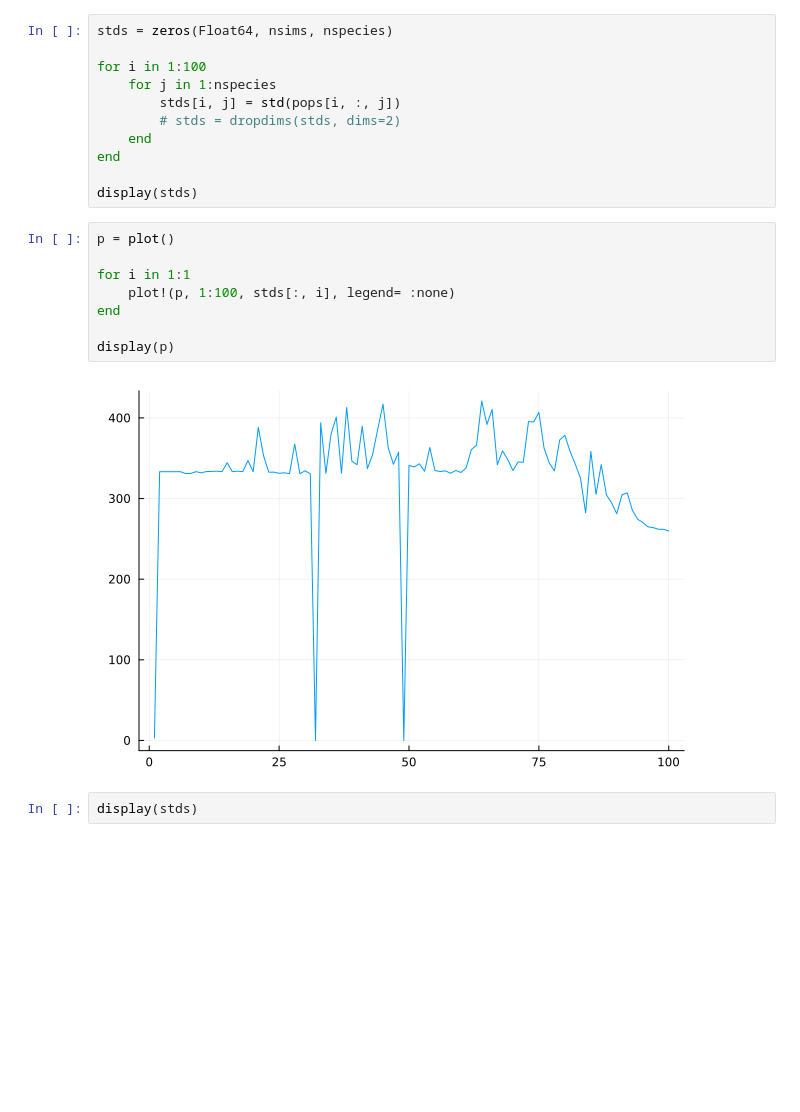
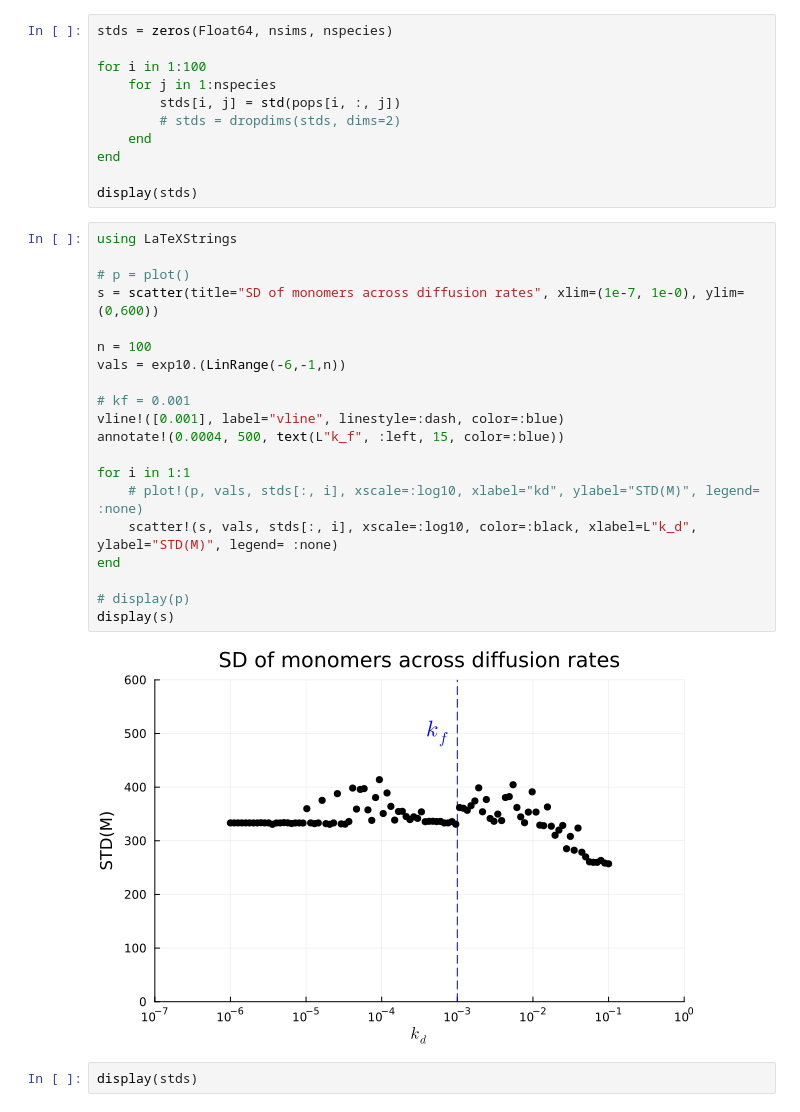
Before and after one commit to colemathis/flow-complexity, a Jupyter notebook: milestones/02_std(m)-vs-kd/E_kd=logspace,t=500/plot.ipynb, the cells around one changed output. Saved outputs shown, nothing was run; the diff lists cells and outputs as text; blank space fills up the shorter version.

```diff
--- a/milestones/02_std(m)-vs-kd/E_kd=logspace,t=500/plot.ipynb
+++ b/milestones/02_std(m)-vs-kd/E_kd=logspace,t=500/plot.ipynb
@@ -155,16 +180,28 @@ for i in 1:100
 end
 
 display(stds)
-# %%
-p = plot()
-
-for i in 1:1
-    plot!(p, 1:100, stds[:, i], legend= :none)
-end
-
-display(p)
-# %% [output]
-[figure, removed]
+# %%
+using LaTeXStrings
+
+# p = plot()
+s = scatter(title="SD of monomers across diffusion rates", xlim=(1e-7, 1e-0), ylim=(0,600))
+
+n = 100
+vals = exp10.(LinRange(-6,-1,n))
+
+# kf = 0.001
+vline!([0.001], label="vline", linestyle=:dash, color=:blue)
+annotate!(0.0004, 500, text(L"k_f", :left, 15, color=:blue))
+
+for i in 1:1
+    # plot!(p, vals, stds[:, i], xscale=:log10, xlabel="kd", ylabel="STD(M)", legend= :none)
+    scatter!(s, vals, stds[:, i], xscale=:log10, color=:black, xlabel=L"k_d", ylabel="STD(M)", legend= :none)
+end
+
+# display(p)
+display(s)
+# %% [output]
+[figure, added]
 # %%
 display(stds)
 # %%
```
Also changed, not shown: parts of 5 cells of this notebook, 1 other file.
